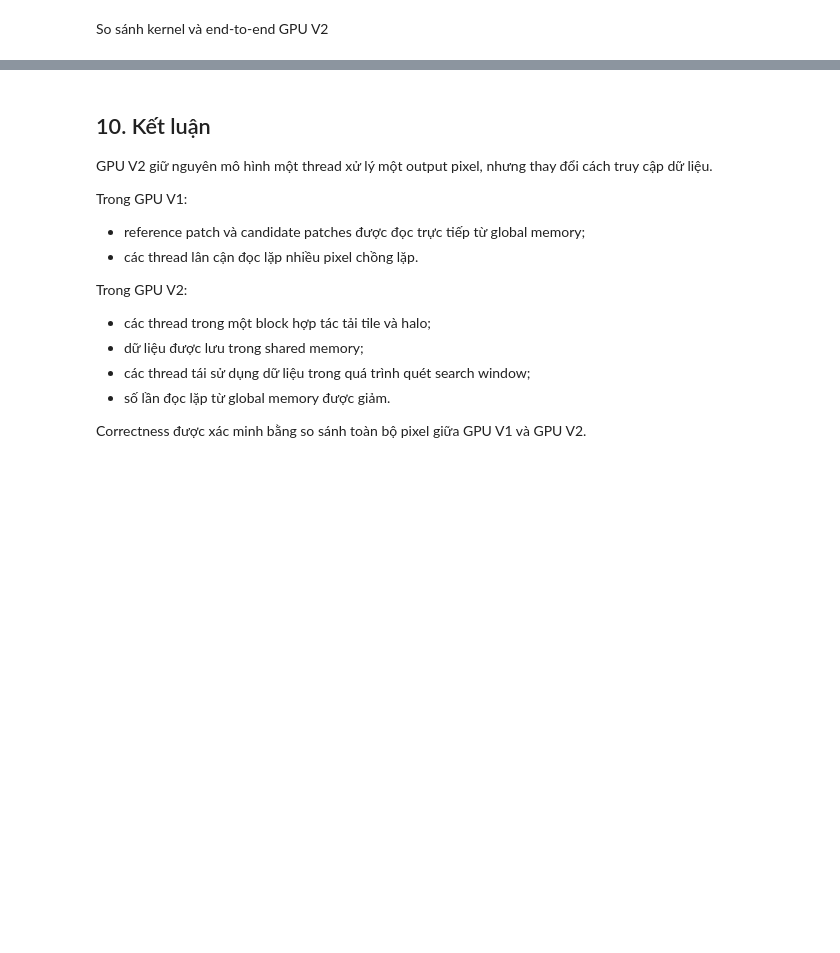
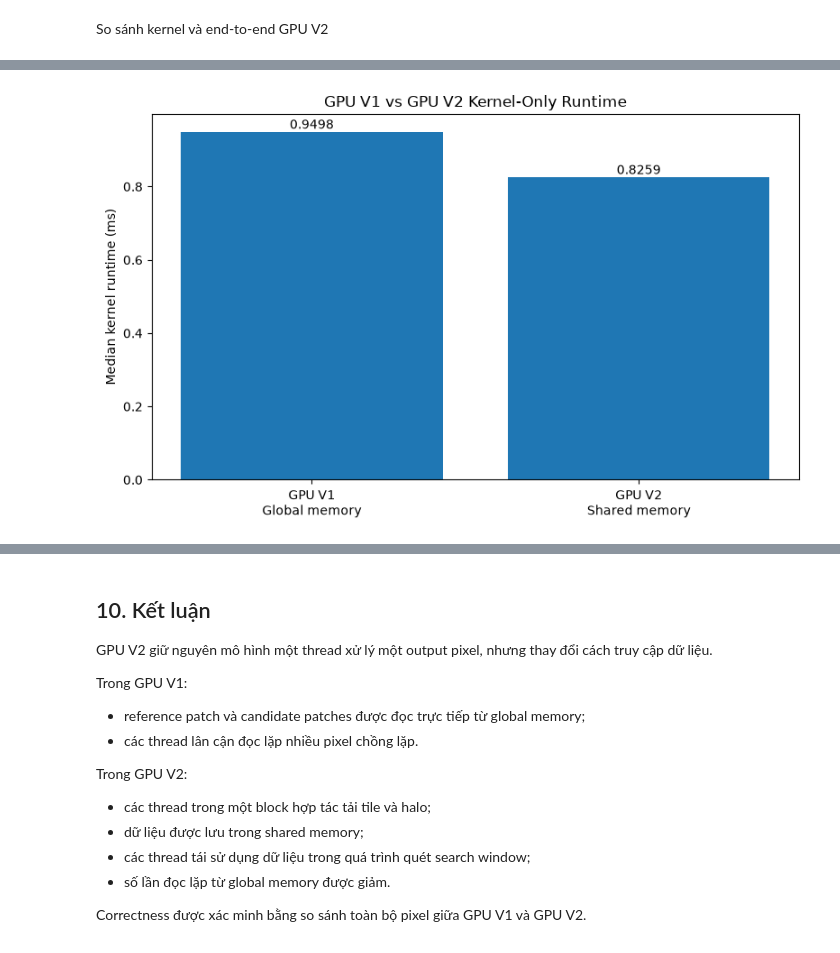
Before and after one commit to JustPhat/gpu_dense_vector_retrieval, a Jupyter notebook: notebooks/03_gpu_v2_shared_memory.ipynb, the cells around one changed output, grey strips where cells are left out. Cells and saved outputs as stored; diff of their text form; code cells hidden in the pictures; blank space fills up the shorter version.

```diff
--- a/notebooks/03_gpu_v2_shared_memory.ipynb
+++ b/notebooks/03_gpu_v2_shared_memory.ipynb
@@ -968,0 +986,14 @@ plt.show()
+# %%
+gpu_v2_kernel_benchmark = (
+    benchmark_cuda_kernel(
+        kernel_launcher=(
+            gpu_v2_prepared[
+                "kernel_launcher"
+            ]
+        ),
+        warmup_runs=10,
+        measured_runs=50,
+    )
+)
+
+gpu_v2_kernel_benchmark
@@ -968,0 +1179,40 @@ plt.show()
+# %%
+kernel_labels = [
+    "GPU V1\nGlobal memory",
+    "GPU V2\nShared memory",
+]
+
+kernel_values = [
+    gpu_v1_kernel_ms,
+    gpu_v2_kernel_ms,
+]
+
+plt.figure(figsize=(8, 5))
+
+bars = plt.bar(
+    kernel_labels,
+    kernel_values,
+)
+
+plt.ylabel("Median kernel runtime (ms)")
+plt.title(
+    "GPU V1 vs GPU V2 Kernel-Only Runtime"
+)
+
+for bar, value in zip(
+    bars,
+    kernel_values,
+):
+    plt.text(
+        bar.get_x()
+        + bar.get_width() / 2,
+        bar.get_height(),
+        f"{value:.4f}",
+        ha="center",
+        va="bottom",
+    )
+
+plt.tight_layout()
+plt.show()
+# %% [output]
+[figure, added]
```
Also changed, not shown: parts of 21 cells of this notebook, 2 other files.
